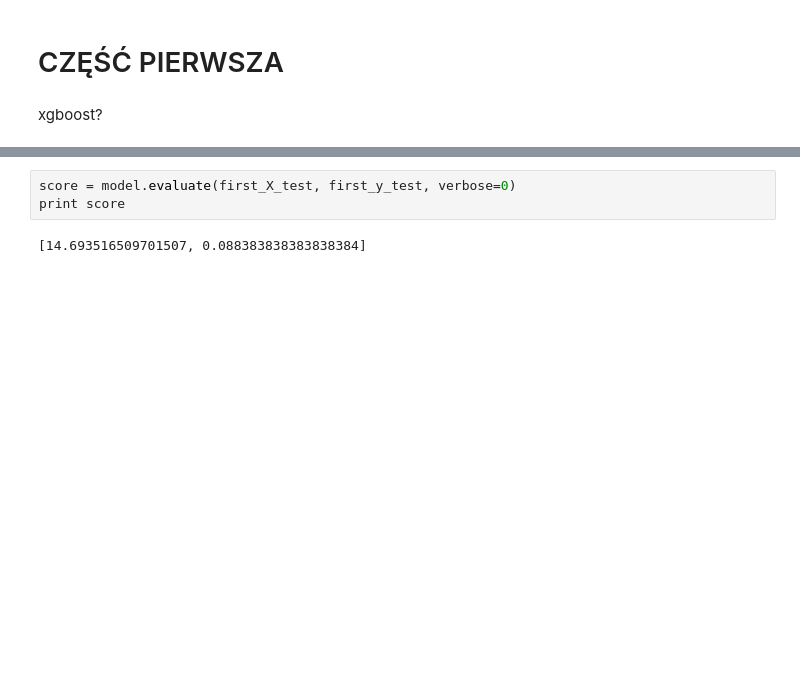
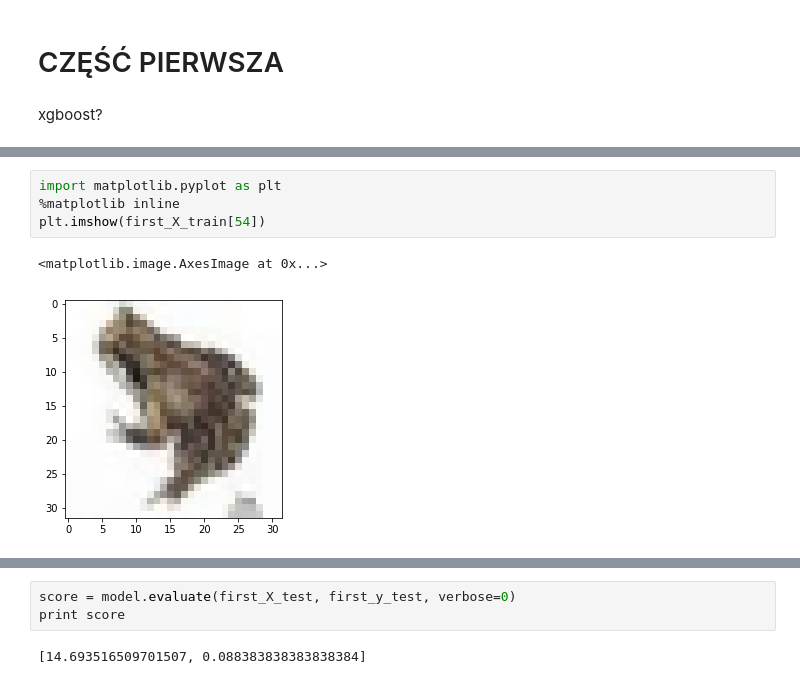
Before and after one commit to 13MaxG/MachineLearningAndrzeja, a Jupyter notebook: Projekt.ipynb, the cells around one changed output, grey strips where cells are left out. Cells and saved outputs as stored; diff of their text form; blank space fills up the shorter version.

```diff
--- a/Projekt.ipynb
+++ b/Projekt.ipynb
@@ -63,3 +64,10 @@ print first_y_test[5]
+# %%
+import matplotlib.pyplot as plt
+%matplotlib inline
+plt.imshow(first_X_train[54])
+# %% [output]
+<matplotlib.image.AxesImage at 0x...>
+[figure, added]
 # %%
 os.environ['KERAS_BACKEND'] = 'theano'
 
```
Also changed, not shown: parts of 6 cells of this notebook, 1 other file.
